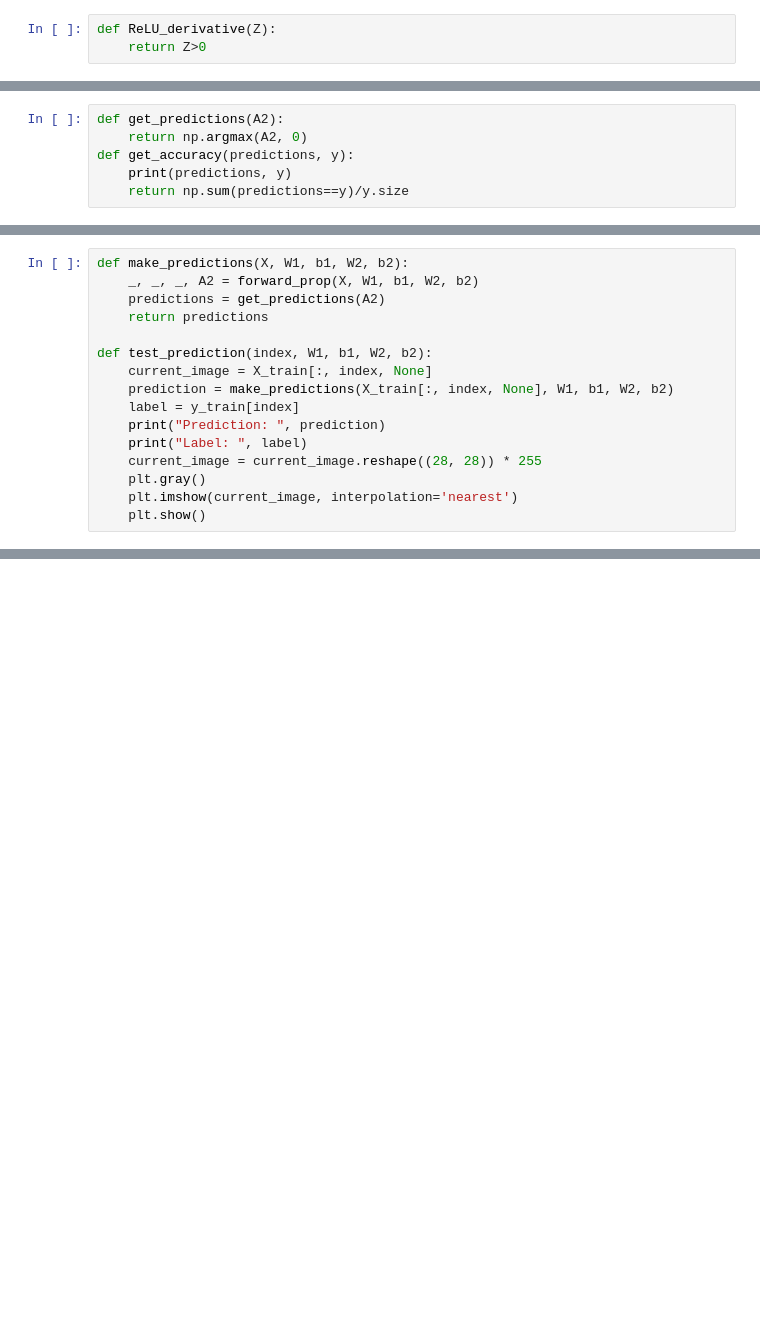
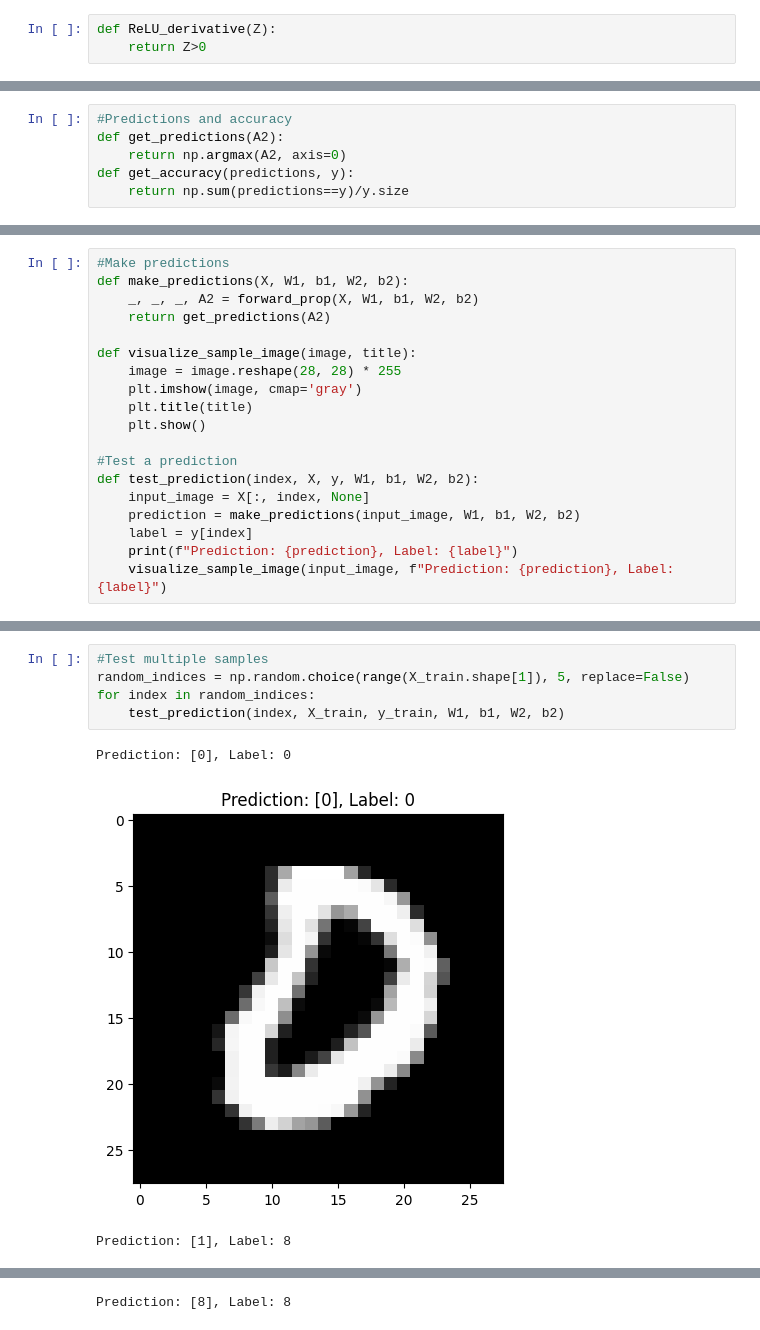
Before and after one commit to siddharth0607/neural-network-from-scratch, a Jupyter notebook: main.ipynb, the cells around one changed output, grey strips where cells are left out. Cells and saved outputs as stored; diff of their text form; blank space fills up the shorter version.

```diff
--- a/main.ipynb
+++ b/main.ipynb
@@ -84,9 +93,9 @@ def update_params(W1, b1, W2, b2, dW1, db1, dW2, db2, alpha):
     b2 = b2 - alpha*db2
     return W1, b1, W2, b2
 # %%
+#Predictions and accuracy
 def get_predictions(A2):
-    return np.argmax(A2, 0)
+    return np.argmax(A2, axis=0)
 def get_accuracy(predictions, y):
-    print(predictions, y)
     return np.sum(predictions==y)/y.size
 # %%
@@ -122,16 +133,19 @@ Iteration: 490, Accuracy: 0.86
 # %%
+#Make predictions
 def make_predictions(X, W1, b1, W2, b2):
     _, _, _, A2 = forward_prop(X, W1, b1, W2, b2)
-    predictions = get_predictions(A2)
-    return predictions
+    return get_predictions(A2)
 
-def test_prediction(index, W1, b1, W2, b2):
-    current_image = X_train[:, index, None]
-    prediction = make_predictions(X_train[:, index, None], W1, b1, W2, b2)
-    label = y_train[index]
-    print("Prediction: ", prediction)
-    print("Label: ", label)
-    current_image = current_image.reshape((28, 28)) * 255
-    plt.gray()
-    plt.imshow(current_image, interpolation='nearest')
+def visualize_sample_image(image, title):
+    image = image.reshape(28, 28) * 255
+    plt.imshow(image, cmap='gray')
+    plt.title(title)
     plt.show()
+
+#Test a prediction
+def test_prediction(index, X, y, W1, b1, W2, b2):
+    input_image = X[:, index, None]
+    prediction = make_predictions(input_image, W1, b1, W2, b2)
+    label = y[index]
+    print(f"Prediction: {prediction}, Label: {label}")
+    visualize_sample_image(input_image, f"Prediction: {prediction}, Label: {label}")
@@ -155,0 +152,9 @@ Label:  2
+# %%
+#Test multiple samples
+random_indices = np.random.choice(range(X_train.shape[1]), 5, replace=False)
+for index in random_indices:
+    test_prediction(index, X_train, y_train, W1, b1, W2, b2)
+# %% [output]
+Prediction: [0], Label: 0
+[figure, added]
+Prediction: [1], Label: 8
@@ -155,0 +162 @@ Label:  2
+Prediction: [8], Label: 8
```
Also changed, not shown: parts of 14 cells of this notebook.
